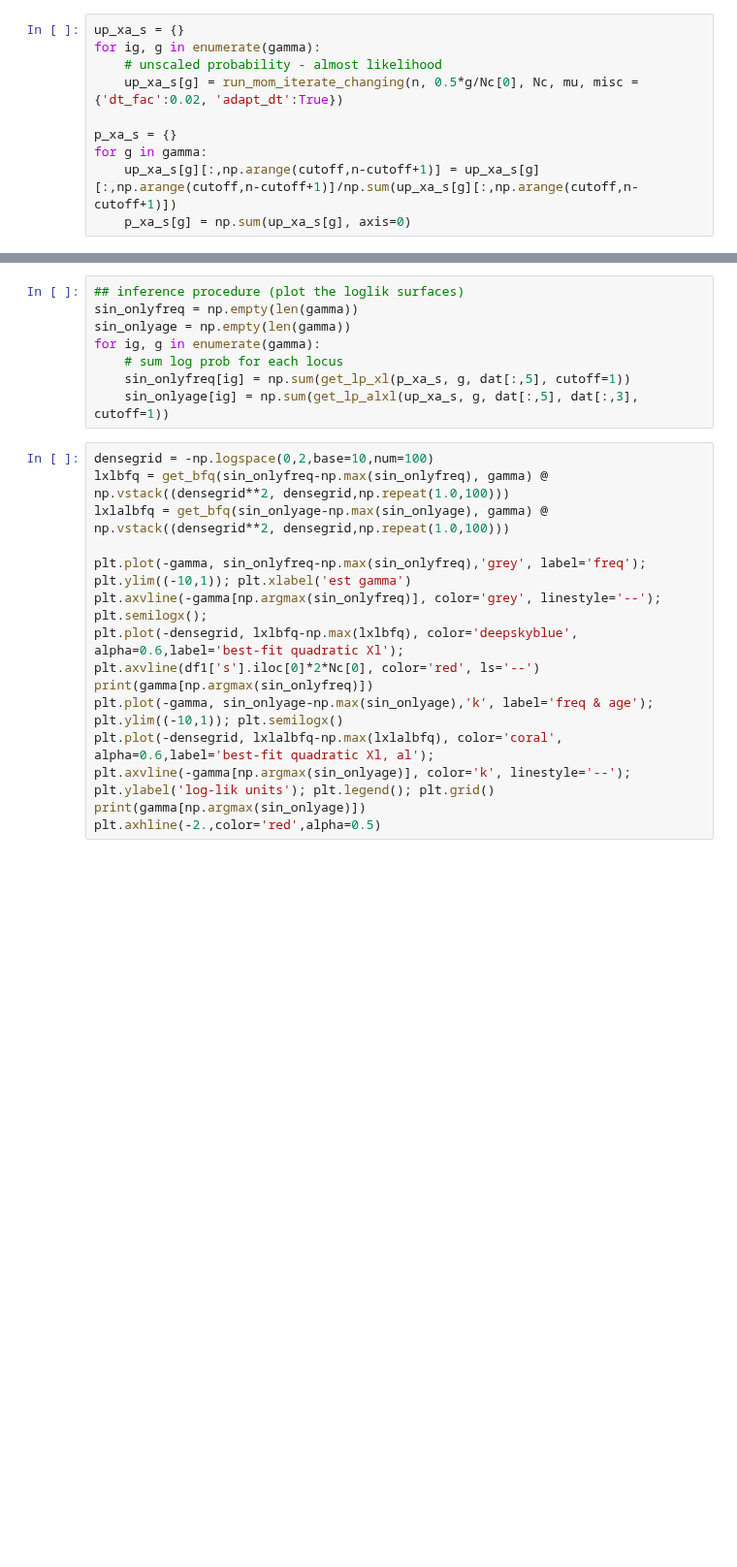
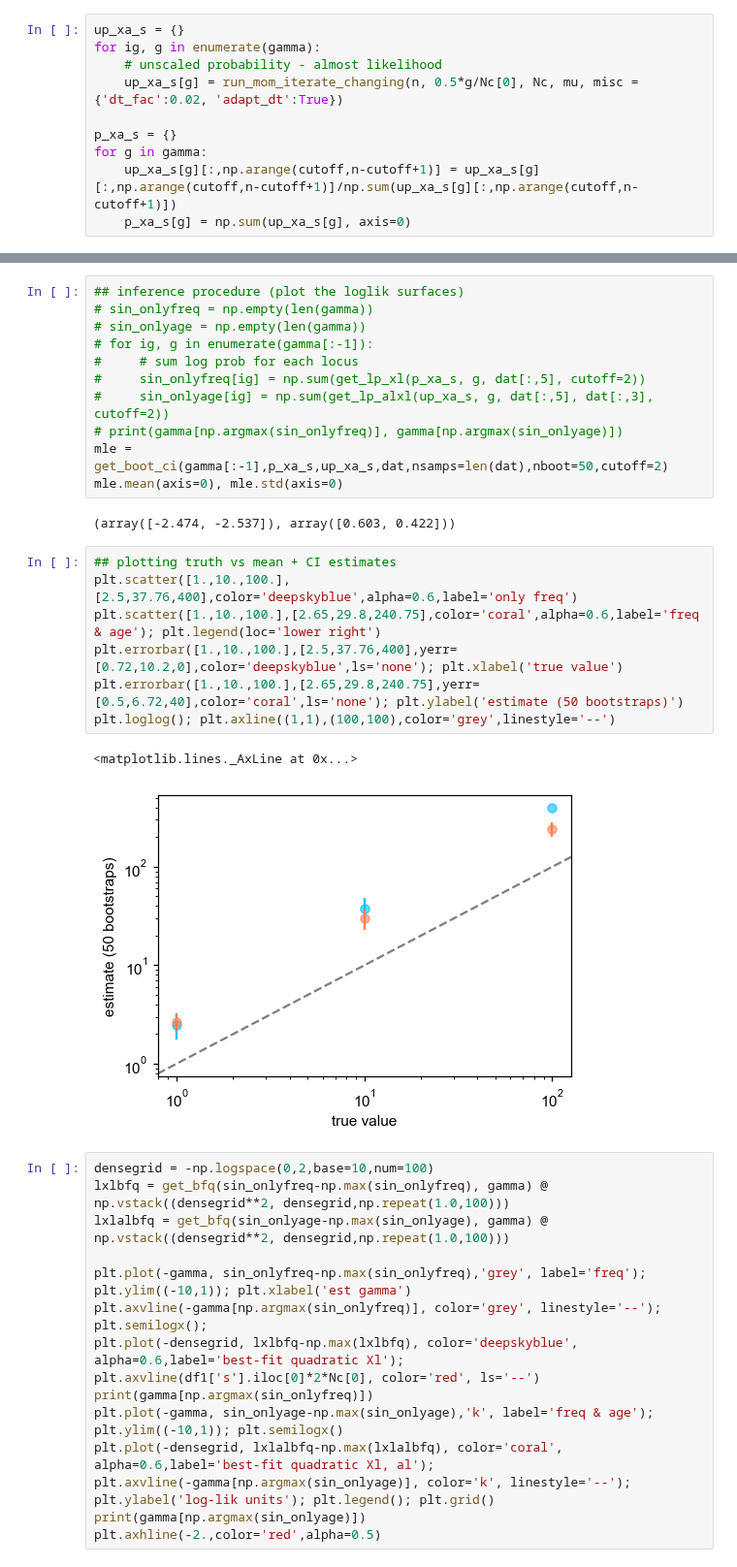
Before and after one commit to VivaswatS/selCoefEst, a Jupyter notebook: changingpopsizesims.ipynb, the cells around one changed output, grey strips where cells are left out. Shown at 97% size. Drawn from its saved outputs; the diff is of its cells as text; blank space fills up the shorter version.

```diff
--- a/changingpopsizesims.ipynb
+++ b/changingpopsizesims.ipynb
@@ -155,11 +174,26 @@ plt.plot(Nc[::-1]); plt.xlabel('gens ago'); plt.ylabel('pop size (N)'); plt.semi
 # %%
 ## inference procedure (plot the loglik surfaces)
-sin_onlyfreq = np.empty(len(gamma))
-sin_onlyage = np.empty(len(gamma))
-for ig, g in enumerate(gamma):
-    # sum log prob for each locus
-    sin_onlyfreq[ig] = np.sum(get_lp_xl(p_xa_s, g, dat[:,5], cutoff=1))
-    sin_onlyage[ig] = np.sum(get_lp_alxl(up_xa_s, g, dat[:,5], dat[:,3], cutoff=1))
+# sin_onlyfreq = np.empty(len(gamma))
+# sin_onlyage = np.empty(len(gamma))
+# for ig, g in enumerate(gamma[:-1]):
+#     # sum log prob for each locus
+#     sin_onlyfreq[ig] = np.sum(get_lp_xl(p_xa_s, g, dat[:,5], cutoff=2))
+#     sin_onlyage[ig] = np.sum(get_lp_alxl(up_xa_s, g, dat[:,5], dat[:,3], cutoff=2))
+# print(gamma[np.argmax(sin_onlyfreq)], gamma[np.argmax(sin_onlyage)])
+mle = get_boot_ci(gamma[:-1],p_xa_s,up_xa_s,dat,nsamps=len(dat),nboot=50,cutoff=2)
+mle.mean(axis=0), mle.std(axis=0)
+# %% [output]
+(array([-2.474, -2.537]), array([0.603, 0.422]))
+# %%
+## plotting truth vs mean + CI estimates
+plt.scatter([1.,10.,100.],[2.5,37.76,400],color='deepskyblue',alpha=0.6,label='only freq')
+plt.scatter([1.,10.,100.],[2.65,29.8,240.75],color='coral',alpha=0.6,label='freq & age'); plt.legend(loc='lower right')
+plt.errorbar([1.,10.,100.],[2.5,37.76,400],yerr=[0.72,10.2,0],color='deepskyblue',ls='none'); plt.xlabel('true value')
+plt.errorbar([1.,10.,100.],[2.65,29.8,240.75],yerr=[0.5,6.72,40],color='coral',ls='none'); plt.ylabel('estimate (50 bootstraps)')
+plt.loglog(); plt.axline((1,1),(100,100),color='grey',linestyle='--')
+# %% [output]
+<matplotlib.lines._AxLine at 0x...>
+[figure, added]
 # %%
 densegrid = -np.logspace(0,2,base=10,num=100)
 lxlbfq = get_bfq(sin_onlyfreq-np.max(sin_onlyfreq), gamma) @ np.vstack((densegrid**2, densegrid,np.repeat(1.0,100)))
```
Also changed, not shown: parts of 16 cells of this notebook, 4 other files.
